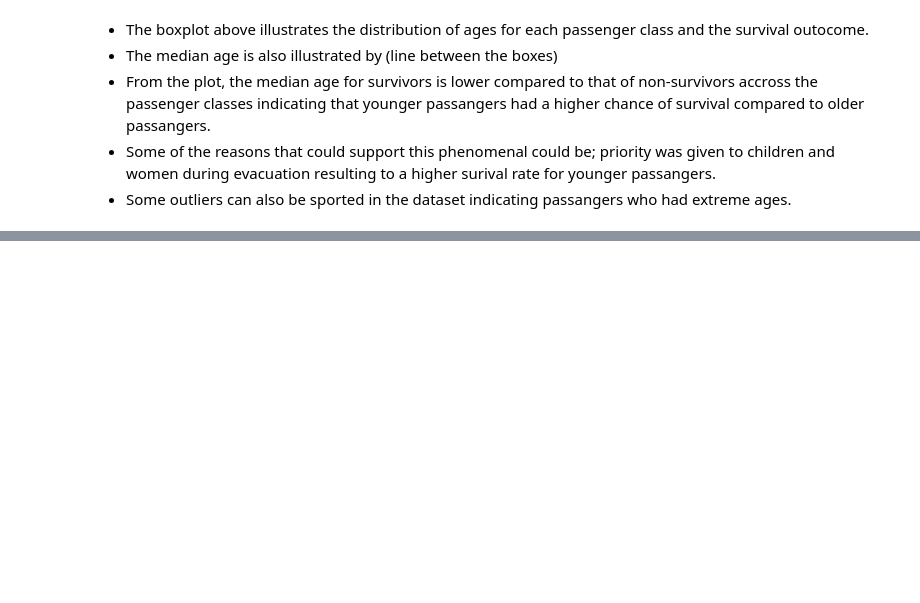
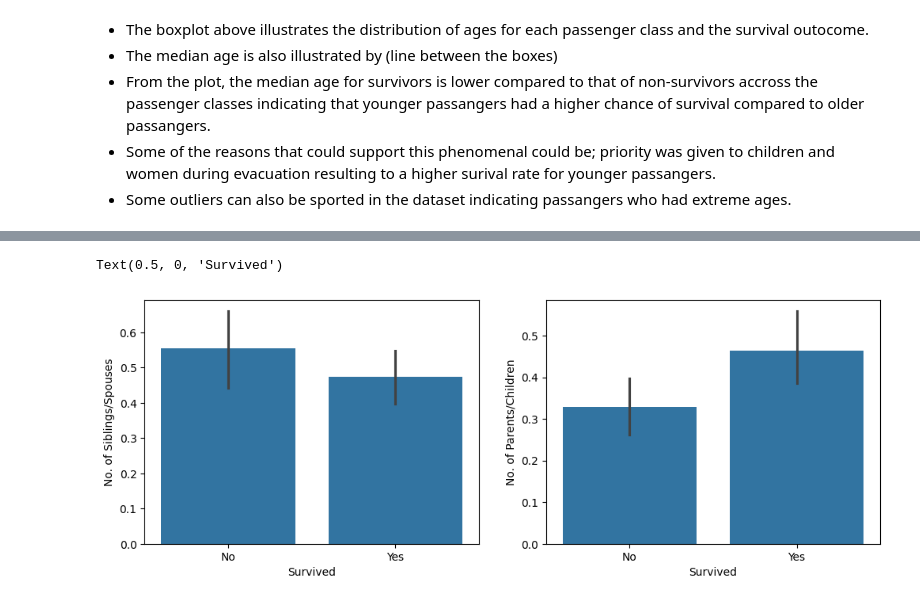
Before and after one commit to mut-rogers/titanicEDA, a Jupyter notebook: titanic.ipynb, the cells around one changed output, grey strips where cells are left out. Saved outputs shown, nothing was run; the diff lists cells and outputs as text; code cells hidden in the pictures; blank space fills up the shorter version.

```diff
--- a/titanic.ipynb
+++ b/titanic.ipynb
@@ -97,0 +133,15 @@ Text(0, 0.5, 'Age')
+# %%
+
+def survived_map(x):
+    """
+    Maps "Survived Column to either "Yes" or "No"
+    0 = No
+    1 = Yes
+    """
+    if x == 0:
+        return "No"
+    else:
+        return "Yes"
+
+titanic_dataset["Survived_Map"] = titanic_dataset.Survived.apply(survived_map)
+titanic_dataset.head()
@@ -97,0 +156,17 @@ Text(0, 0.5, 'Age')
+# %%
+
+# Creating a barplot
+fig, axs = plt.subplots(1, 2, figsize=(12, 4))
+
+sns.barplot(data=titanic_dataset, x="Survived_Map", y="SibSp", ax=axs[0])
+sns.barplot(data=titanic_dataset, x="Survived_Map", y="Parch", ax=axs[1])
+
+# Setting and axes labels
+axs[0].set_ylabel("No. of Siblings/Spouses")
+axs[0].set_xlabel("Survived")
+
+axs[1].set_ylabel("No. of Parents/Children")
+axs[1].set_xlabel("Survived")
+# %% [output]
+Text(0.5, 0, 'Survived')
+[figure, added]
```
Also changed, not shown: parts of 13 cells of this notebook.
